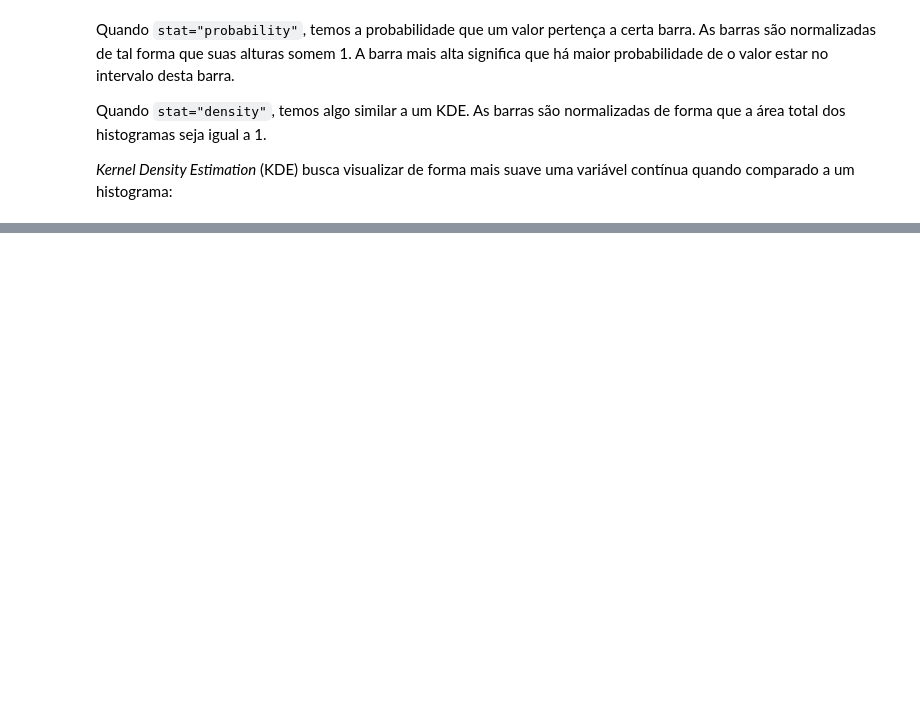
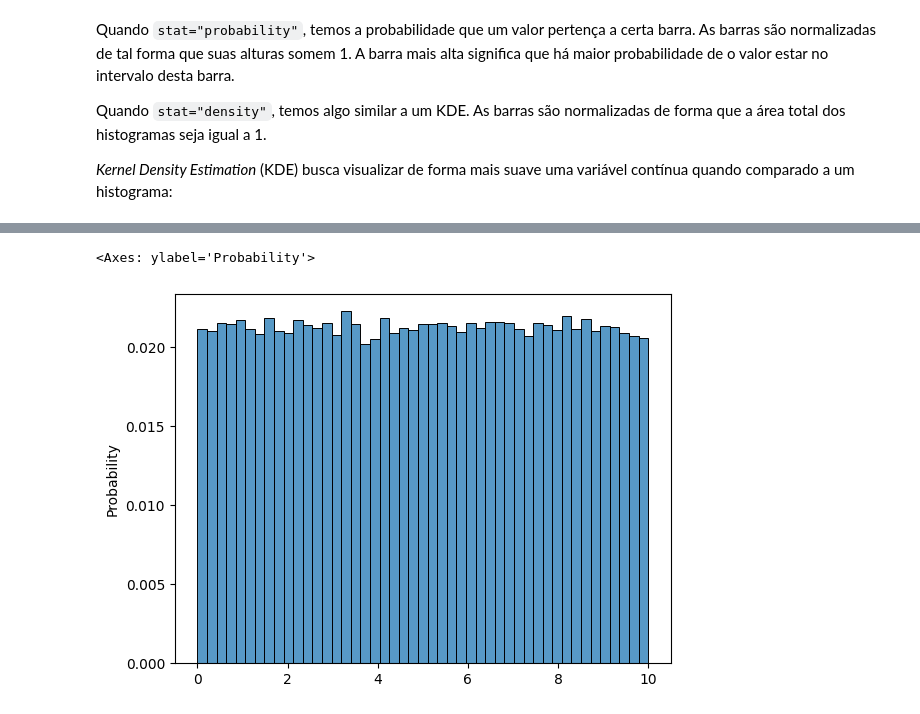
Before and after one commit to PauloViniciusR/Estatistica_dados, a Jupyter notebook: Estatistica_Probabilistica/06_continuas_uniforme.ipynb, the cells around one changed output, grey strips where cells are left out. Saved outputs shown, nothing was run; the diff lists cells and outputs as text; code cells hidden in the pictures; blank space fills up the shorter version.

```diff
--- a/Estatistica_Probabilistica/06_continuas_uniforme.ipynb
+++ b/Estatistica_Probabilistica/06_continuas_uniforme.ipynb
@@ -110,0 +116,5 @@ Quando `stat="density"`, temos algo similar a um KDE. As barras são normalizada
+# %%
+sns.histplot(uniforme, bins="auto", stat="probability")
+# %% [output]
+<Axes: ylabel='Probability'>
+[figure, added]
```
Also changed, not shown: parts of 5 cells of this notebook.
